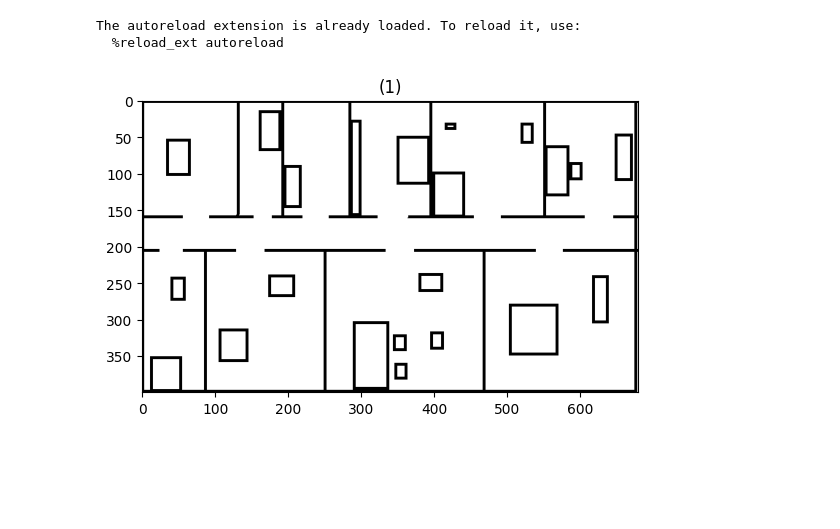
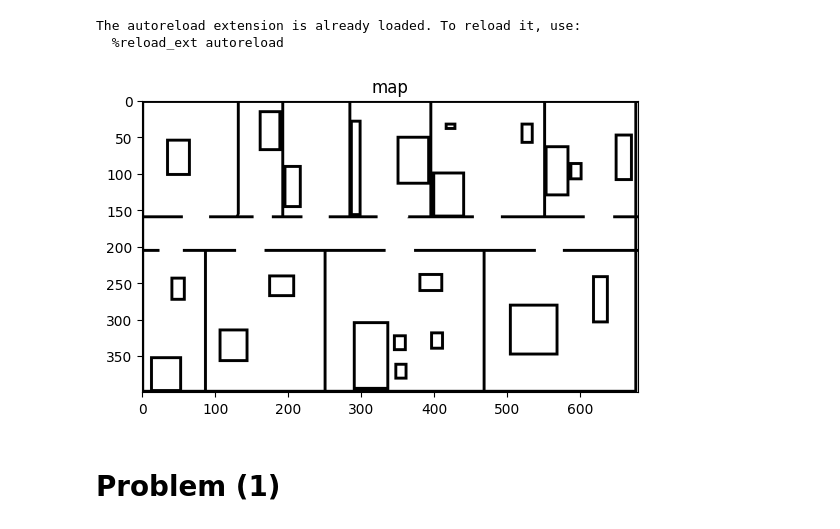
Before and after one commit to BasmaElhoseny01/Robotics-Assigment, a Jupyter notebook: assigment.ipynb, the cells around one changed output. Saved outputs shown, nothing was run; the diff lists cells and outputs as text; code cells hidden in the pictures; blank space fills up the shorter version.

```diff
--- a/assigment.ipynb
+++ b/assigment.ipynb
@@ -14,14 +15,16 @@ The autoreload extension is already loaded. To reload it, use:
 # %%
 # Read Map
 img = cv2.imread("./map.jpeg", cv2.IMREAD_COLOR)
 img=cv2.cvtColor(img, cv2.COLOR_BGR2RGB)
 
 
 # Convert to binary
 threshold_value = 128
 _, map = cv2.threshold(cv2.cvtColor(img, cv2.COLOR_RGB2GRAY), threshold_value, 1, cv2.THRESH_BINARY)
 
-show_images([map])
+show_images([map],['map'])
 # %% [output]
-[figure, old version]
+[figure, new version]
+# %% [markdown]
+# Problem (1)
 # %%
```
Also changed, not shown: parts of 8 cells of this notebook, 1 other file.
